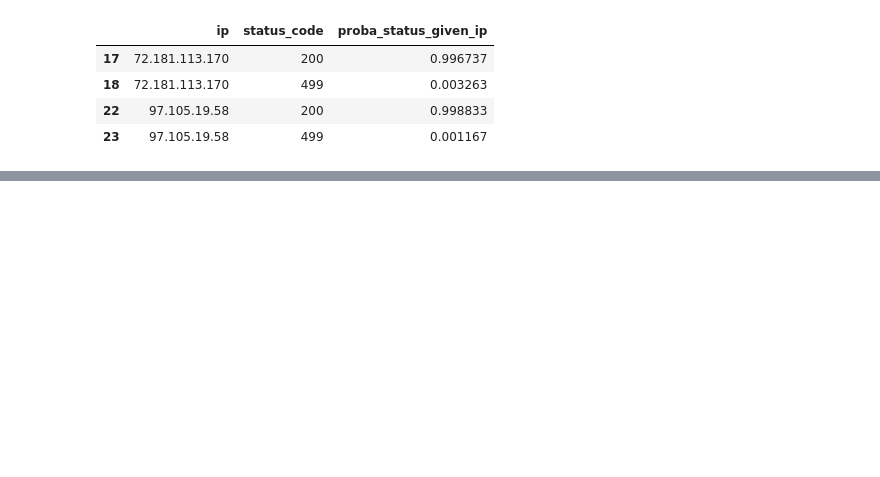
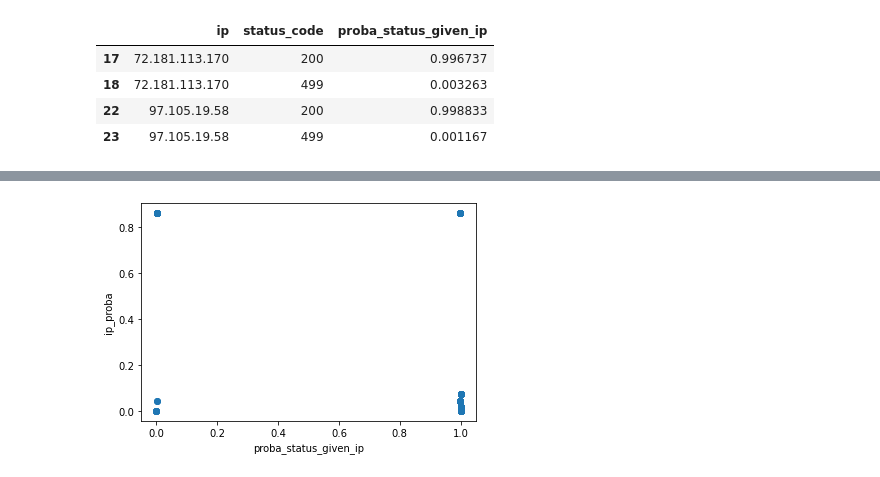
Before and after one commit to LuisVArce/anomaly-detection-exercises, a Jupyter notebook: discrete_anomaly_detection.ipynb, the cells around one changed output, grey strips where cells are left out. Cells and saved outputs as stored; diff of their text form; code cells hidden in the pictures; blank space fills up the shorter version.

```diff
--- a/discrete_anomaly_detection.ipynb
+++ b/discrete_anomaly_detection.ipynb
@@ -159,0 +376,6 @@ status_given_ip[status_given_ip.proba_status_given_ip < 1]
+# %%
+# calculate prob for each ip in train (Same as Pb above)
+
+ip_probs = train.groupby('ip').size().div(len(train))
+
+ip_probs
@@ -159,0 +400,12 @@ status_given_ip[status_given_ip.proba_status_given_ip < 1]
+# %%
+# Conditional probability. Given an ip address, what is prob of a particular status
+status_given_ip = pd.DataFrame(train.groupby(['ip', 'status_code']).\
+                               size().div(len(train)).\
+                               div(ip_probs,
+                                   axis=0,
+                                   level='ip').\
+                               reset_index().\
+                               rename(columns={0: 'proba_status_given_ip'})
+                              )
+
+status_given_ip
@@ -159,0 +430,9 @@ status_given_ip[status_given_ip.proba_status_given_ip < 1]
+# %%
+# calculate count for each combination of ip and status
+ip_status_count = pd.DataFrame(train.groupby(['ip', 'status_code'])['request_method'].\
+                              count().reset_index().\
+                              rename(columns={'request_method': 'ip_status_count'}))
+
+# merge ip_status_count with status_given_ip dataframe
+
+ip_status = status_given_ip.merge(ip_status_count)
@@ -159,0 +459,6 @@ status_given_ip[status_given_ip.proba_status_given_ip < 1]
+# %%
+# Add in probabilties to original events to detect anomalous events:
+
+df = df.reset_index().merge(ip_status, on=['ip', 'status_code'], how='left').fillna(value=0).set_index('timestamp')
+
+df.head(5)
@@ -159,0 +473,8 @@ status_given_ip[status_given_ip.proba_status_given_ip < 1]
+# %%
+# plot the probabilities
+
+plt.scatter(df.proba_status_given_ip, df.ip_proba)
+plt.xlabel('proba_status_given_ip')
+plt.ylabel('ip_proba');
+# %% [output]
+[figure, added]
```
Also changed, not shown: parts of 27 cells of this notebook.
